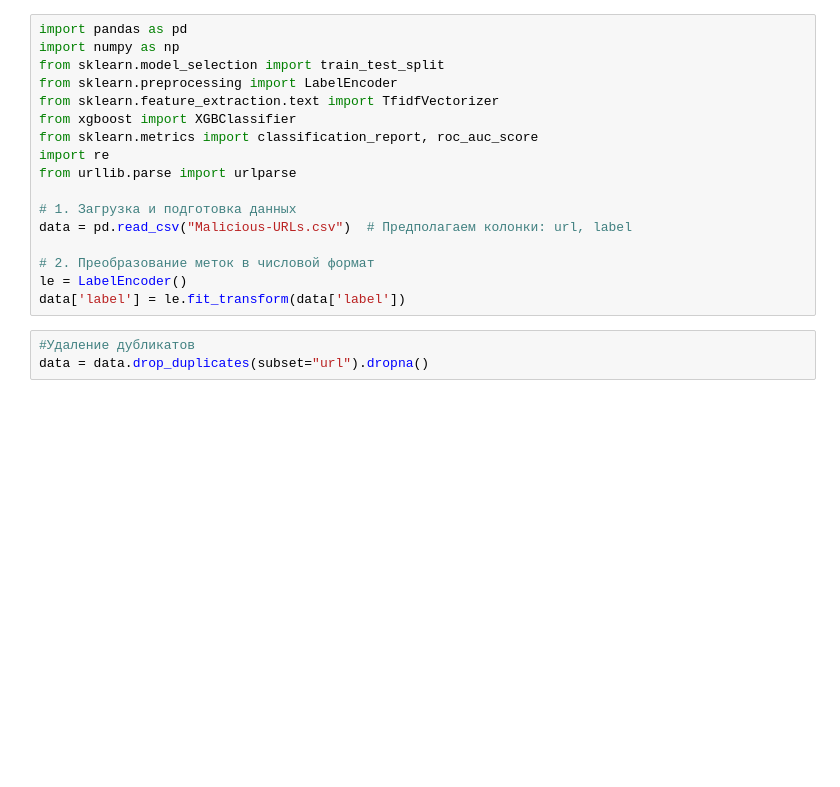
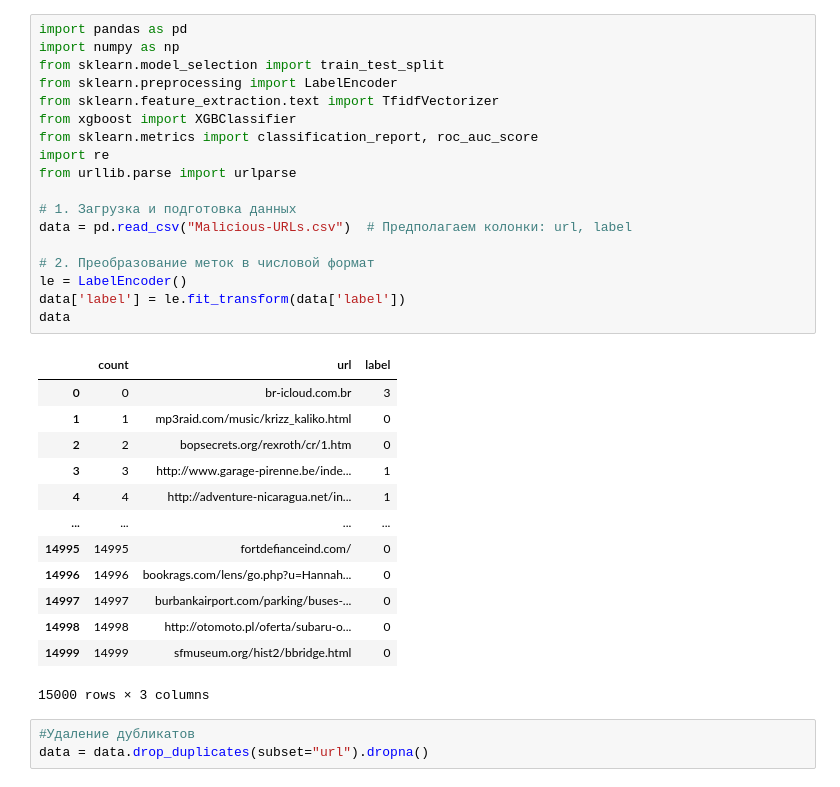
Before and after one commit to Sanyapushka8/URL, a Jupyter notebook: URL(...).ipynb, the cells around one changed output. Saved outputs shown, nothing was run; the diff lists cells and outputs as text; blank space fills up the shorter version.

```diff
--- a/URL(...).ipynb
+++ b/URL(...).ipynb
@@ -1,20 +1,35 @@
 # %%
 import pandas as pd
 import numpy as np
 from sklearn.model_selection import train_test_split
 from sklearn.preprocessing import LabelEncoder
 from sklearn.feature_extraction.text import TfidfVectorizer
 from xgboost import XGBClassifier
 from sklearn.metrics import classification_report, roc_auc_score
 import re
 from urllib.parse import urlparse
 
 # 1. Загрузка и подготовка данных
 data = pd.read_csv("Malicious-URLs.csv")  # Предполагаем колонки: url, label
 
 # 2. Преобразование меток в числовой формат
 le = LabelEncoder()
 data['label'] = le.fit_transform(data['label'])
+data
+# %% [output]
+|  | count | url | label |
+| 0 | 0 | br-icloud.com.br | 3 |
+| 1 | 1 | mp3raid.com/music/krizz_kaliko.html | 0 |
+| 2 | 2 | bopsecrets.org/rexroth/cr/1.htm | 0 |
+| 3 | 3 | http://www.garage-pirenne.be/inde... | 1 |
+| 4 | 4 | http://adventure-nicaragua.net/in... | 1 |
+| ... | ... | ... | ... |
+| 14995 | 14995 | fortdefianceind.com/ | 0 |
+| 14996 | 14996 | bookrags.com/lens/go.php?u=Hannah... | 0 |
+| 14997 | 14997 | burbankairport.com/parking/buses-... | 0 |
+| 14998 | 14998 | http://otomoto.pl/oferta/subaru-o... | 0 |
+| 14999 | 14999 | sfmuseum.org/hist2/bbridge.html | 0 |
+15000 rows × 3 columns
 # %%
 #Удаление дубликатов
 data = data.drop_duplicates(subset="url").dropna()
```
Also changed, not shown: parts of 1 cell of this notebook, 6 other files.
